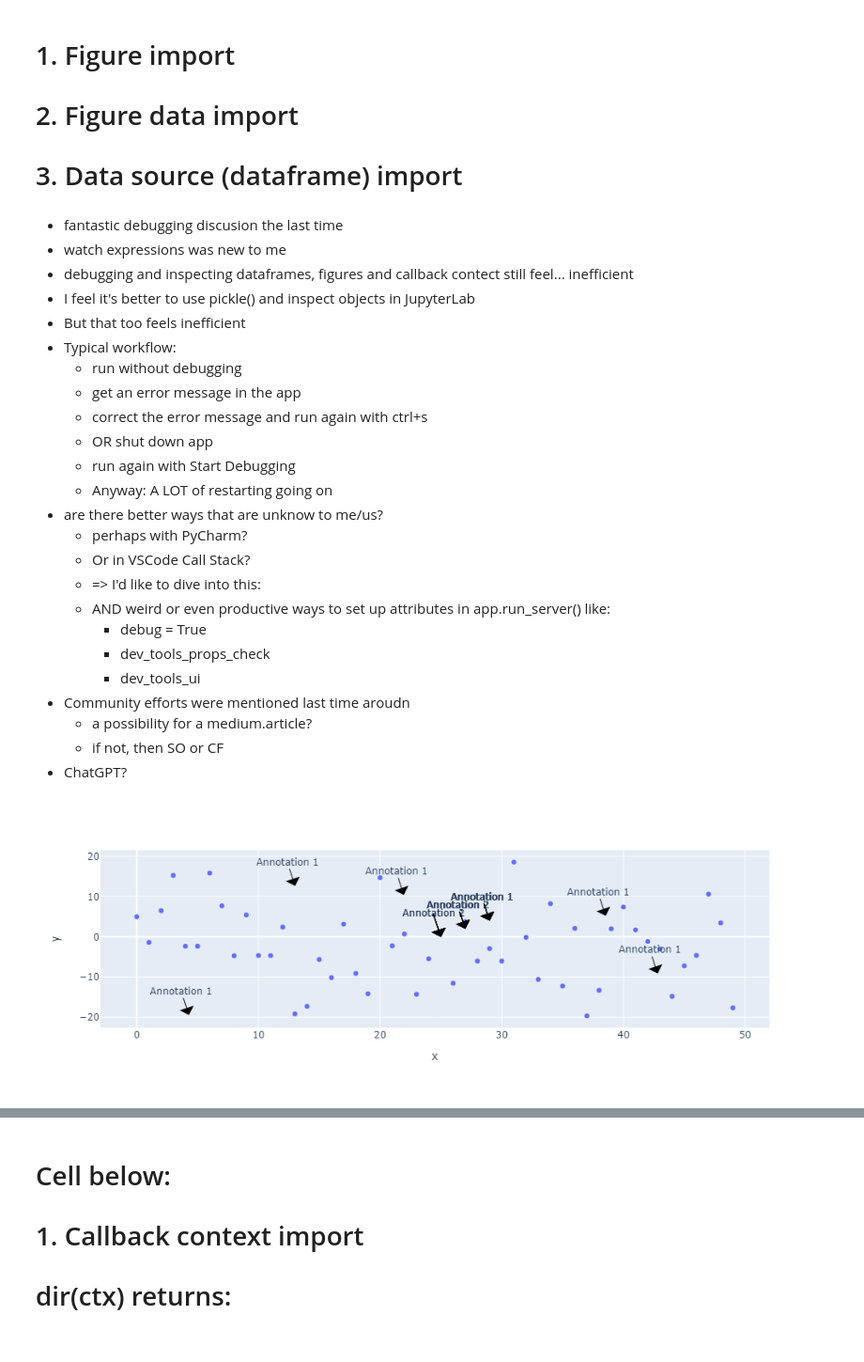
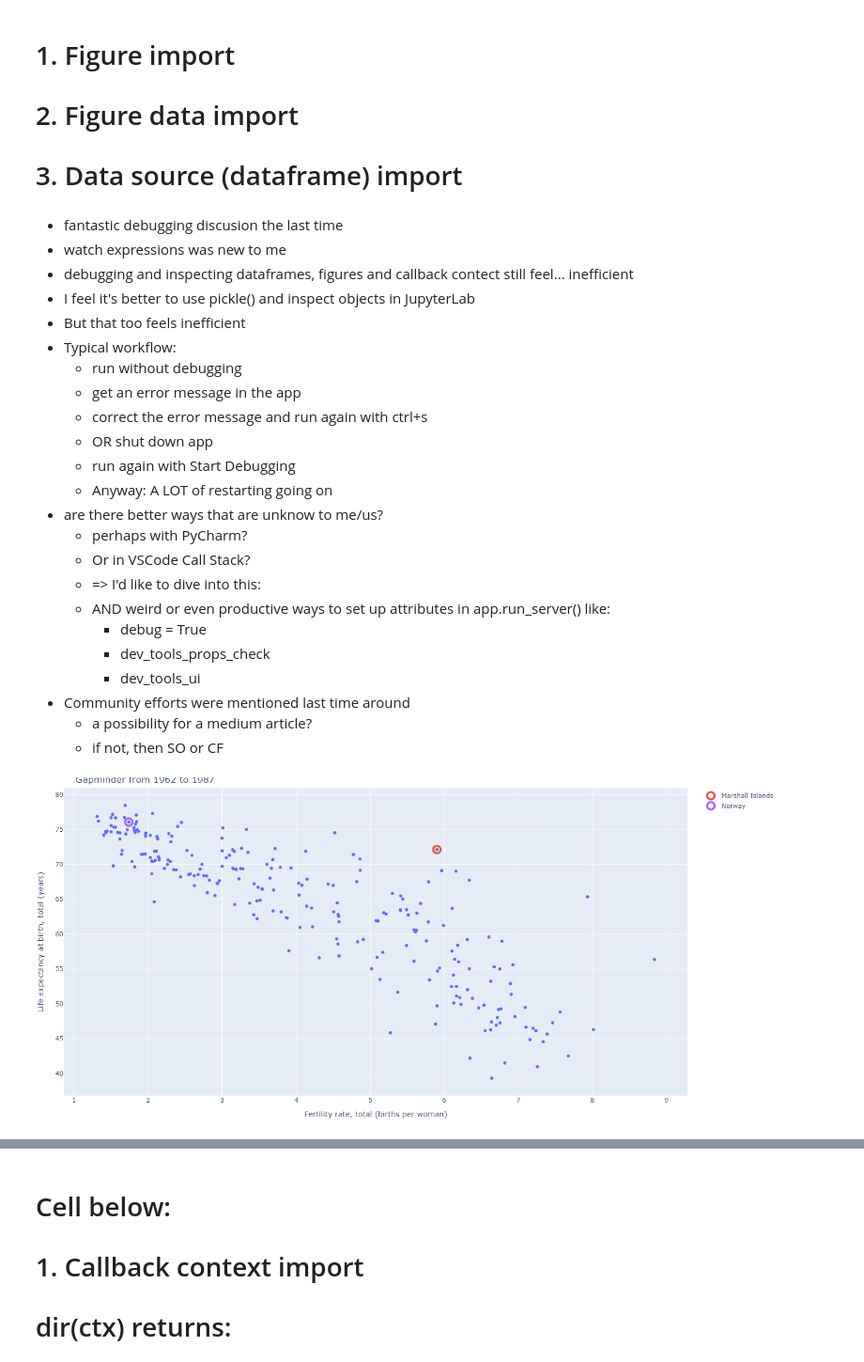
Before and after one commit to apdcode/plotly_workflows, a Jupyter notebook: InspectObject.ipynb, the cells around one changed output, grey strips where cells are left out. Shown: that part at 94% size. Drawn from its saved outputs; the diff is of its cells as text; code cells hidden in the pictures.

```diff
--- a/InspectObject.ipynb
+++ b/InspectObject.ipynb
@@ -34,38 +34,20 @@ Weird behaviour for `animate = True` in `dcc.Graph` components, at least for ver
         - debug = True
         - dev_tools_props_check
         - dev_tools_ui
-- Community efforts were mentioned last time aroudn
-    - a possibility for a medium.article?
+- Community efforts were mentioned last time around
+    - a possibility for a medium article?
     - if not, then SO or CF
-- ChatGPT?
 # %%
-import plotly.graph_objects as go
-import plotly.express as px
-import pandas as pd
-import dbm.dumb
-import shelve
-from dash import Dash, html, dcc
-import statsmodels.api as sm
-import numpy as np
-import dash_daq as daq
-import dash_bootstrap_components as dbc
-
 with shelve.open('C:\\repos\shelve\dash2\\figure_structure', 'r') as shelf_in:
-    # for key in shelf_in.keys():
-        # print(repr(key), repr(shelf_in[key]))
-        # print(repr(key))
-    # fig = go.Figure(shelf_in['figout'])
     fig = shelf_in['figout']
     figdata = shelf_in['figdata']
-    # dfi = shelf_in['dfi']
-    # df = pd.read_pickle(shelf_in['dfout'])
-    # dff = shelf_in['dfout']
+    dfi = shelf_in['dfi']
+
+    dff = shelf_in['dfout']
     ctx_inputs_list = shelf_in['ctx_inputs_list']
-    # ctx_outputs_list = shelf_in['ctx_outputs_list']
-    # ctx_triggered_id = shelf_in['ctx_triggered_id']
-    # comp_H4 = shelf_in['component']
+    ctx_outputs_list = shelf_in['ctx_outputs_list']
 
 f = fig.full_figure_for_development(warn=False)
 fig.show()
 # %% [output]
-[figure, old version]
+[figure, new version]
```
Also changed, not shown: parts of 14 cells of this notebook.
